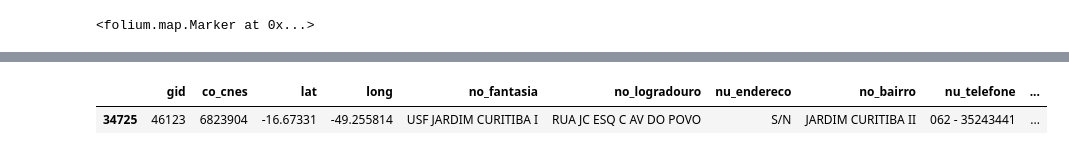
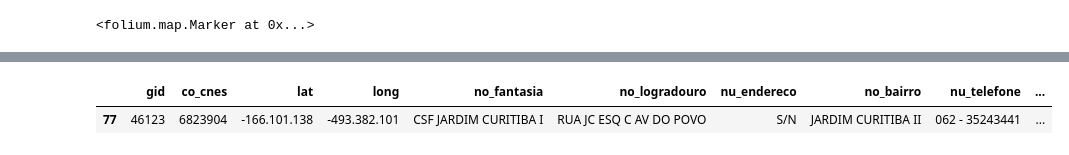
Before and after one commit to allanbraquiel/Data_Science_Projects, a Jupyter notebook: Unidades_Básicas_de_Saúde.ipynb, the cells around one changed output, grey strips where cells are left out. Cells and saved outputs as stored; diff of their text form; code cells hidden in the pictures.

```diff
--- a/Unidades_Básicas_de_Saúde.ipynb
+++ b/Unidades_Básicas_de_Saúde.ipynb
@@ -5,5 +26,6 @@ import pandas as pd
 # %%
-df_ubs_func = pd.read_csv("/content/drive/My Drive/Colab Files/ubs_funcionamentonone.csv.csv", sep=",", encoding="utf-8")
+#df_ubs_func = pd.read_csv("/content/drive/My Drive/Colab Files/ubs_funcionamentonone.csv.csv", sep=",", encoding="utf-8")
+df_ubs_func = pd.read_csv("/content/drive/My Drive/Colab_Files/centro_de_saude_goiania.csv", sep=";", encoding="latin-1")
 # %%
 df_ubs_func.head()
 # %% [output]
@@ -247,5 +226,5 @@ mapa_goiania
 # %%
-df_goiania.query("no_fantasia == 'USF JARDIM CURITIBA I'")
+df_goiania.query("no_fantasia == 'CSF JARDIM CURITIBA I'")
 # %% [output]
 |  | gid | co_cnes | lat | long | no_fantasia | no_logradouro | nu_endereco | no_bairro | nu_telefone | ... |
-| 34725 | 46123 | 6823904 | -16.67331 | -49.255814 | USF JARDIM CURITIBA I | RUA JC ESQ C AV DO POVO | S/N | JARDIM CURITIBA II | 062 - 35243441 | ... |
+| 77 | 46123 | 6823904 | -166.101.138 | -493.382.101 | CSF JARDIM CURITIBA I | RUA JC ESQ C AV DO POVO | S/N | JARDIM CURITIBA II | 062 - 35243441 | ... |
```
Also changed, not shown: parts of 30 cells of this notebook.
